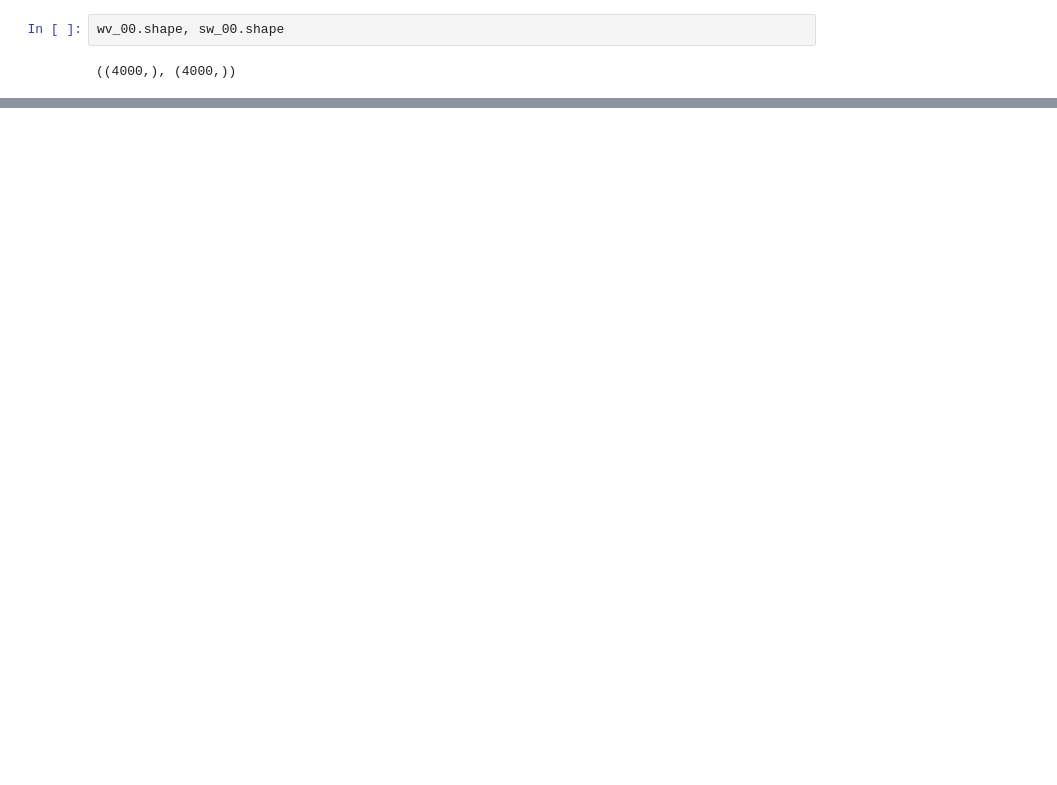
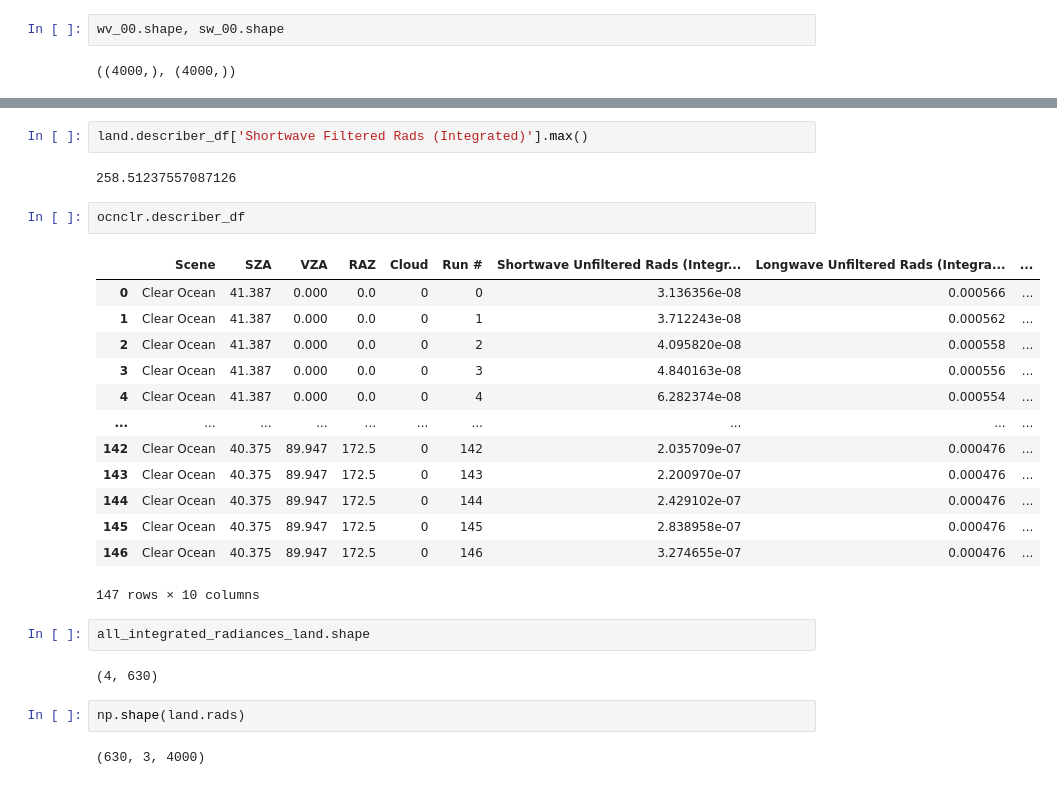
Before and after one commit to LASP-Libera/libera_unfiltering, a Jupyter notebook: create_dataset.ipynb, the cells around one changed output, grey strips where cells are left out. Cells and saved outputs as stored; diff of their text form; blank space fills up the shorter version.

```diff
--- a/create_dataset.ipynb
+++ b/create_dataset.ipynb
@@ -451,0 +455,28 @@ plt.show()
+# %%
+land.describer_df['Shortwave Filtered Rads (Integrated)'].max()
+# %% [output]
+258.51237557087126
+# %%
+ocnclr.describer_df
+# %% [output]
+|  | Scene | SZA | VZA | RAZ | Cloud | Run # | Shortwave Unfiltered Rads (Integr... | Longwave Unfiltered Rads (Integra... | ... |
+| 0 | Clear Ocean | 41.387 | 0.000 | 0.0 | 0 | 0 | 3.136356e-08 | 0.000566 | ... |
+| 1 | Clear Ocean | 41.387 | 0.000 | 0.0 | 0 | 1 | 3.712243e-08 | 0.000562 | ... |
+| 2 | Clear Ocean | 41.387 | 0.000 | 0.0 | 0 | 2 | 4.095820e-08 | 0.000558 | ... |
+| 3 | Clear Ocean | 41.387 | 0.000 | 0.0 | 0 | 3 | 4.840163e-08 | 0.000556 | ... |
+| 4 | Clear Ocean | 41.387 | 0.000 | 0.0 | 0 | 4 | 6.282374e-08 | 0.000554 | ... |
+| ... | ... | ... | ... | ... | ... | ... | ... | ... | ... |
+| 142 | Clear Ocean | 40.375 | 89.947 | 172.5 | 0 | 142 | 2.035709e-07 | 0.000476 | ... |
+| 143 | Clear Ocean | 40.375 | 89.947 | 172.5 | 0 | 143 | 2.200970e-07 | 0.000476 | ... |
+| 144 | Clear Ocean | 40.375 | 89.947 | 172.5 | 0 | 144 | 2.429102e-07 | 0.000476 | ... |
+| 145 | Clear Ocean | 40.375 | 89.947 | 172.5 | 0 | 145 | 2.838958e-07 | 0.000476 | ... |
+| 146 | Clear Ocean | 40.375 | 89.947 | 172.5 | 0 | 146 | 3.274655e-07 | 0.000476 | ... |
+147 rows × 10 columns
+# %%
+all_integrated_radiances_land.shape
+# %% [output]
+(4, 630)
+# %%
+np.shape(land.rads)
+# %% [output]
+(630, 3, 4000)
```
Also changed, not shown: parts of 40 cells of this notebook, 1 other file.
